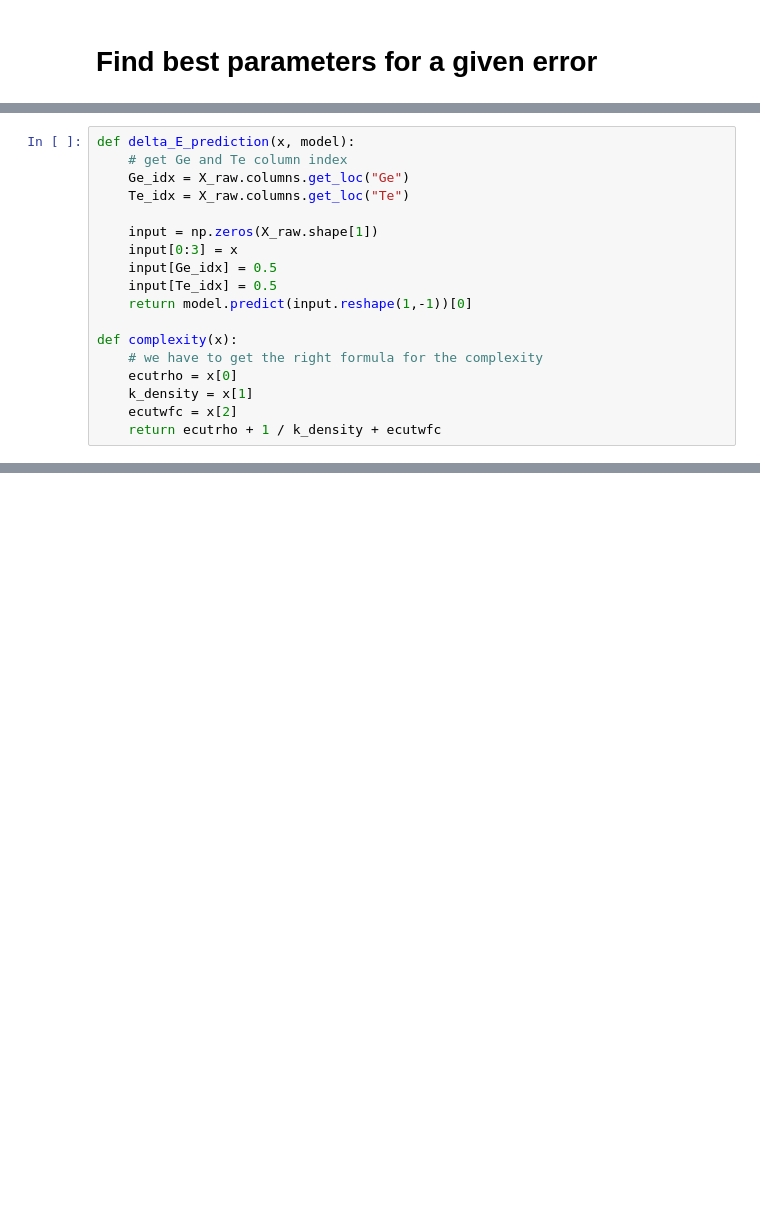
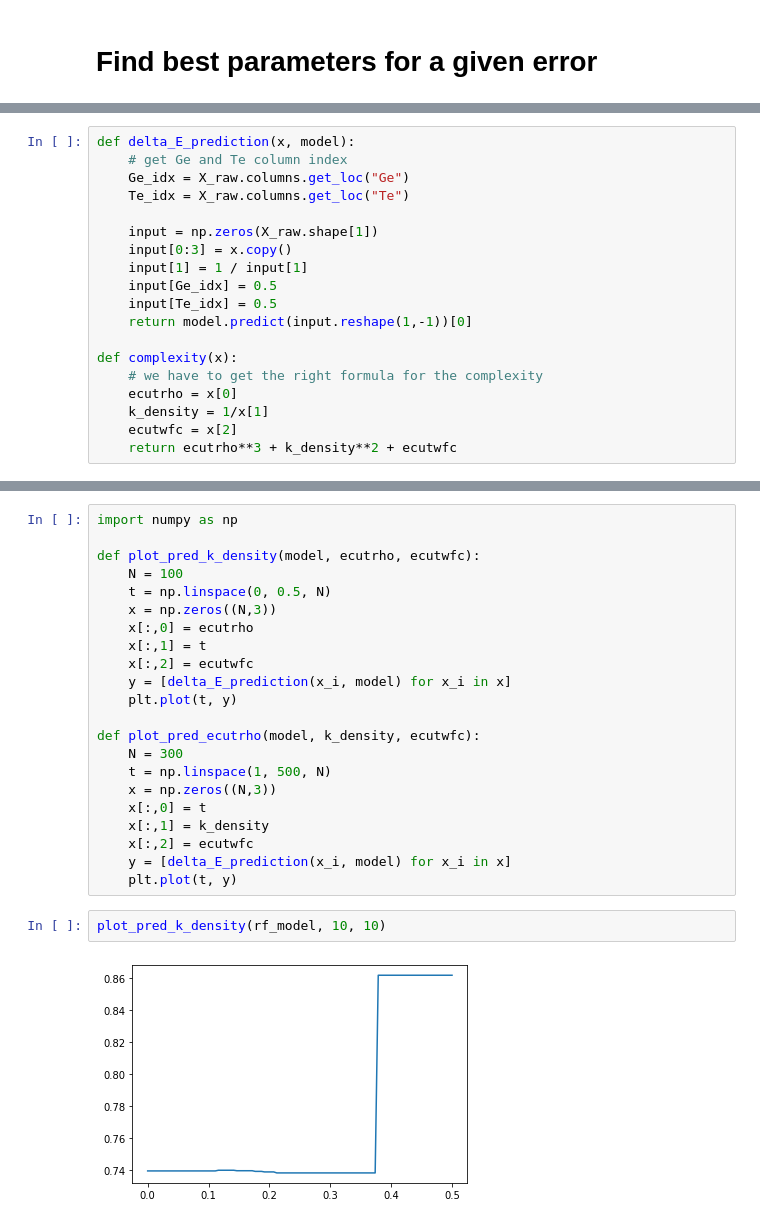
Before and after one commit to CS-433/ml-project-2-aiidalearn, a Jupyter notebook: code/simple_regression/delta_E_regression.ipynb, the cells around one changed output, grey strips where cells are left out. Drawn from its saved outputs; the diff is of its cells as text; blank space fills up the shorter version.

```diff
--- a/code/simple_regression/delta_E_regression.ipynb
+++ b/code/simple_regression/delta_E_regression.ipynb
@@ -275,7 +275,8 @@ def delta_E_prediction(x, model):
     Te_idx = X_raw.columns.get_loc("Te")
 
     input = np.zeros(X_raw.shape[1])
-    input[0:3] = x
+    input[0:3] = x.copy()
+    input[1] = 1 / input[1]
     input[Ge_idx] = 0.5
     input[Te_idx] = 0.5
     return model.predict(input.reshape(1,-1))[0]
@@ -283,8 +284,8 @@ def delta_E_prediction(x, model):
 def complexity(x):
     # we have to get the right formula for the complexity
     ecutrho = x[0]
-    k_density = x[1]
+    k_density = 1/x[1]
     ecutwfc = x[2]
-    return ecutrho + 1 / k_density + ecutwfc
+    return ecutrho**3 + k_density**2 + ecutwfc
 # %%
 x_0 = [100, .1, 100]
@@ -320,0 +327,26 @@ print(delta_E_prediction(res.x, model))
+# %%
+import numpy as np
+
+def plot_pred_k_density(model, ecutrho, ecutwfc):
+    N = 100
+    t = np.linspace(0, 0.5, N)
+    x = np.zeros((N,3))
+    x[:,0] = ecutrho
+    x[:,1] = t
+    x[:,2] = ecutwfc
+    y = [delta_E_prediction(x_i, model) for x_i in x]
+    plt.plot(t, y)
+
+def plot_pred_ecutrho(model, k_density, ecutwfc):
+    N = 300
+    t = np.linspace(1, 500, N)
+    x = np.zeros((N,3))
+    x[:,0] = t
+    x[:,1] = k_density
+    x[:,2] = ecutwfc
+    y = [delta_E_prediction(x_i, model) for x_i in x]
+    plt.plot(t, y)
+# %%
+plot_pred_k_density(rf_model, 10, 10)
+# %% [output]
+[figure, added]
```
Also changed, not shown: parts of 7 cells of this notebook.
